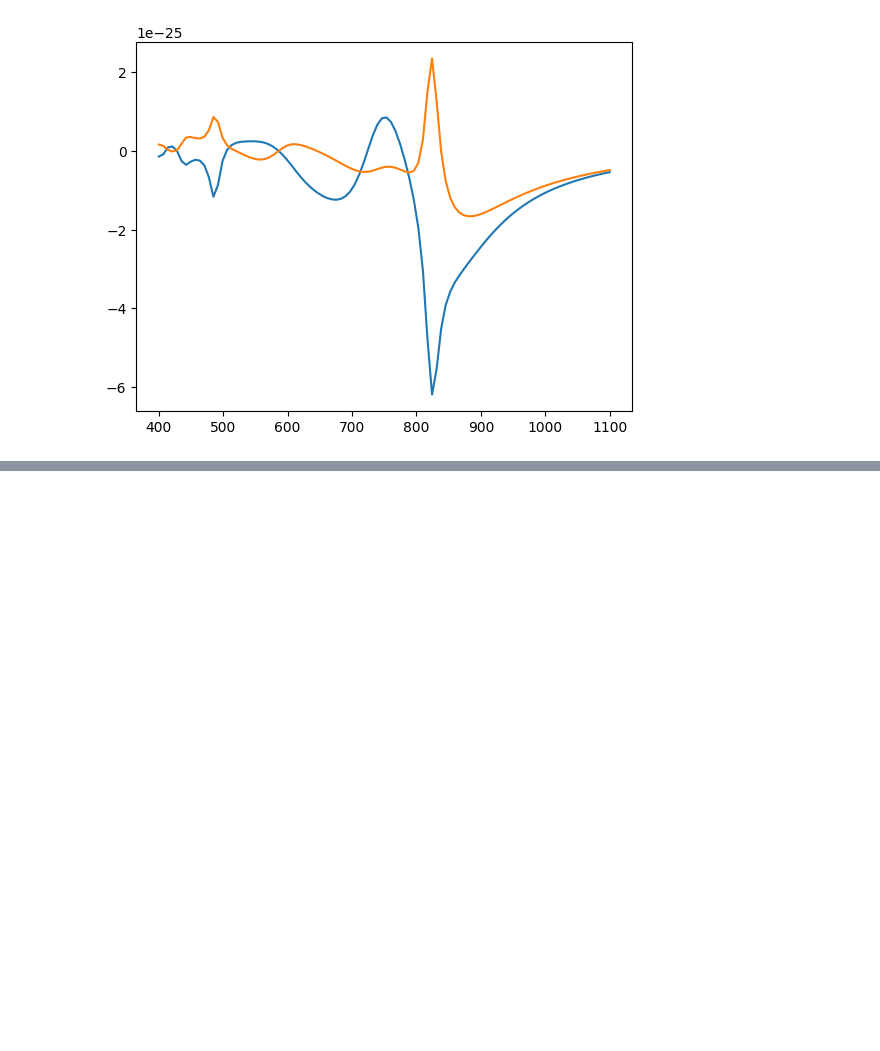
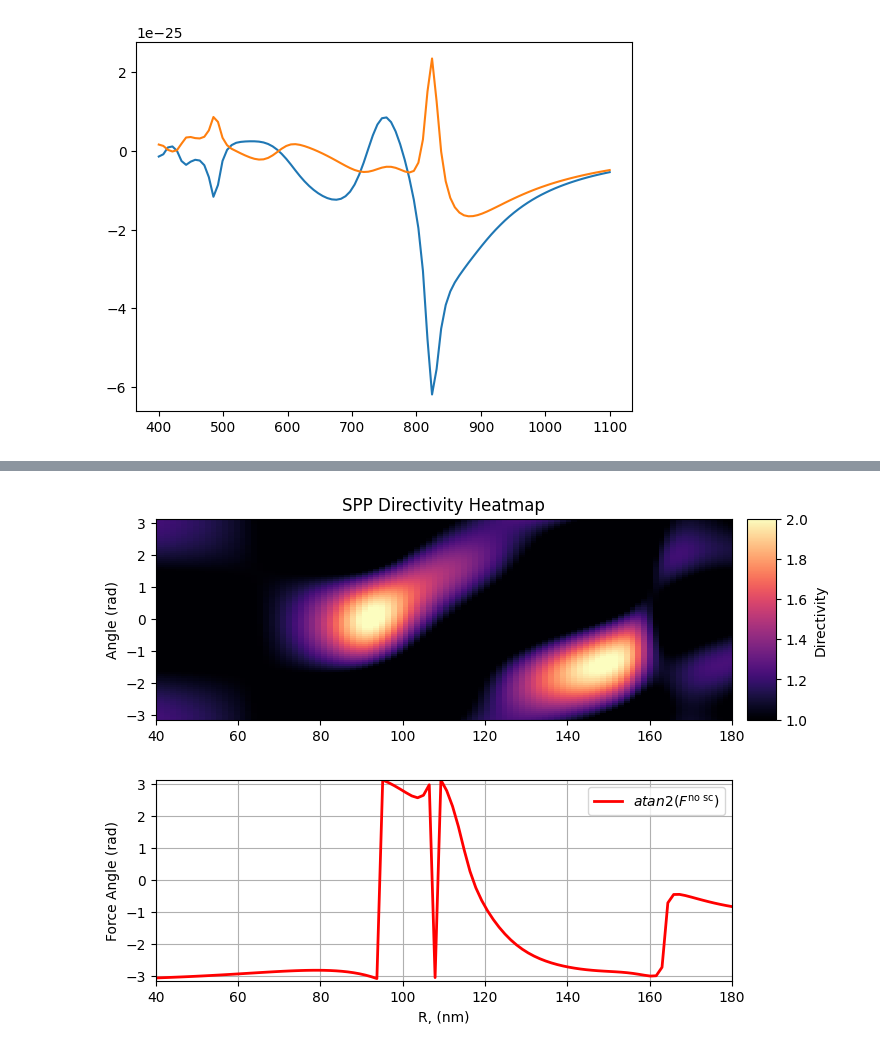
Before and after one commit to semyonbo/SPP_ANALYTICAL, a Jupyter notebook: SPP_vs_Force.ipynb, the cells around one changed output, grey strips where cells are left out. Drawn from its saved outputs; the diff is of its cells as text; code cells hidden in the pictures; blank space fills up the shorter version.

```diff
--- a/SPP_vs_Force.ipynb
+++ b/SPP_vs_Force.ipynb
@@ -299,0 +319,55 @@ plt.show()
+# %%
+import matplotlib.pyplot as plt
+import matplotlib.gridspec as gridspec
+import numpy as np
+
+
+# Создание фигуры и макета
+fig = plt.figure(figsize=(8, 6))
+gs = gridspec.GridSpec(2, 2, width_ratios=[20, 1], height_ratios=[1, 1], hspace=0.3, wspace=0.05)
+
+# Верхний график (heatmap)
+ax_top = fig.add_subplot(gs[0, 0])
+directivity_map = ax_top.pcolor(Rs, PHI, directivityR, cmap='magma', vmax=2, vmin=1)
+
+
+ax_top.set_xlim(wls[0], wls[-1])
+ax_top.set_ylim(-np.pi, np.pi)
+#ax_top.invert_yaxis()
+
+# Подписи и оформление
+ax_top.set_ylabel('Angle (rad)')
+ax_top.set_title('SPP Directivity Heatmap')
+
+# Colorbar
+cax = fig.add_subplot(gs[0, 1])
+fig.colorbar(directivity_map, cax=cax, label='Directivity')
+
+
+angles_no_sc_from_R = np.arctan2(F_y_from_R[:,0], F_x_from_R[:,0]-F_x_from_R[:,1]-F_x_from_R[:,4])
+
+
+# Нижний график (углы)
+ax_bottom = fig.add_subplot(gs[1, 0], sharex=ax_top)
+
+#angles_no_sc_from_R+=np.pi
+
+
+
+ax_bottom.plot(Rs, angles_no_sc_from_R, label='$atan2(F^{\\text{no sc}})$', color='r', linewidth=2)
+
+# Границы по данным
+ax_bottom.set_xlim(Rs[0], Rs[-1])
+ax_bottom.set_ylim(-np.pi, np.pi)
+
+# Подписи
+ax_bottom.set_xlabel('R, (nm)')
+ax_bottom.set_ylabel('Force Angle (rad)')
+ax_bottom.grid(True)
+ax_bottom.legend()
+
+plt.tight_layout()
+#plt.savefig('directivity_heatmap_force_angle.png', dpi=300)
+plt.show()
+# %% [output]
+[figure, added]
```
Also changed, not shown: parts of 6 cells of this notebook.
